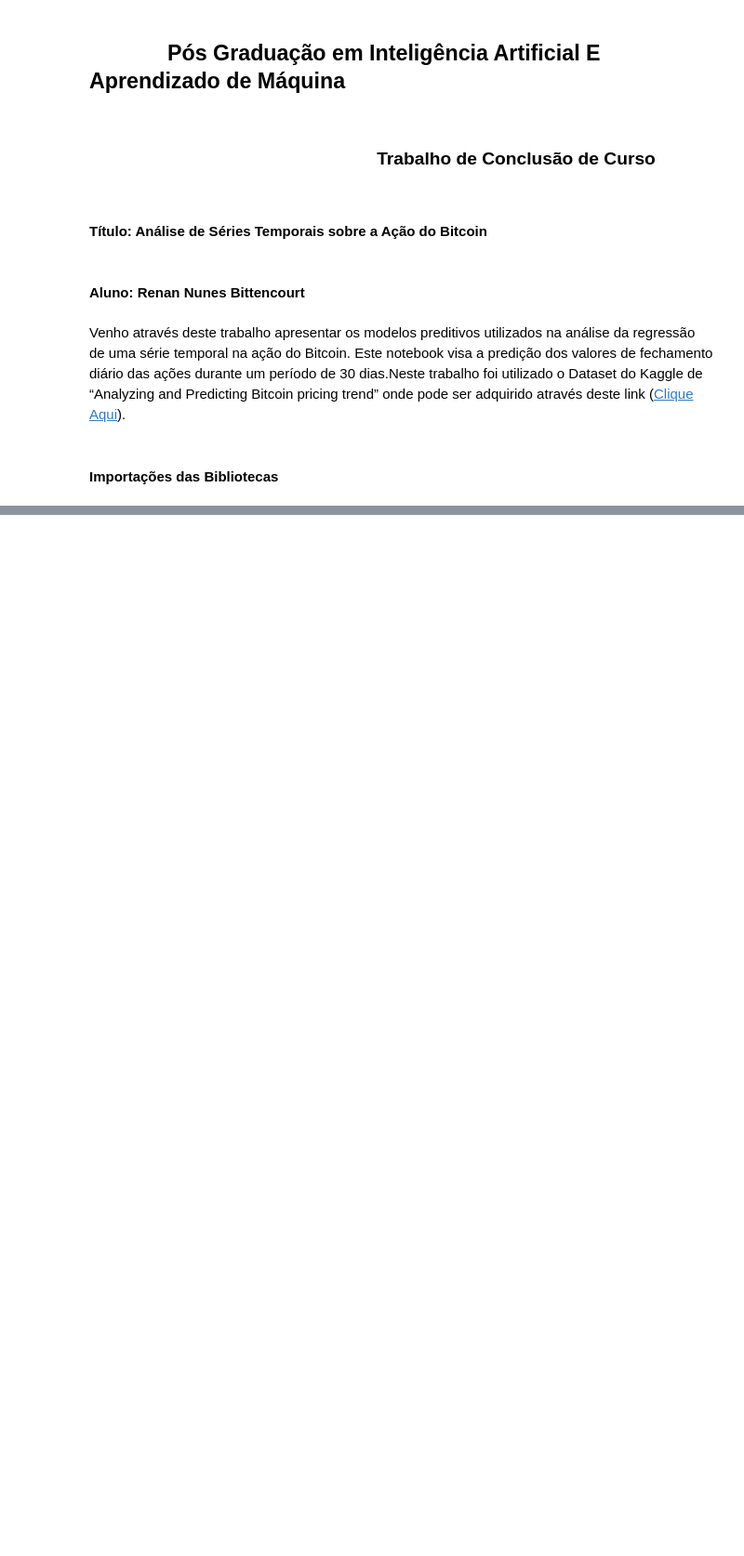
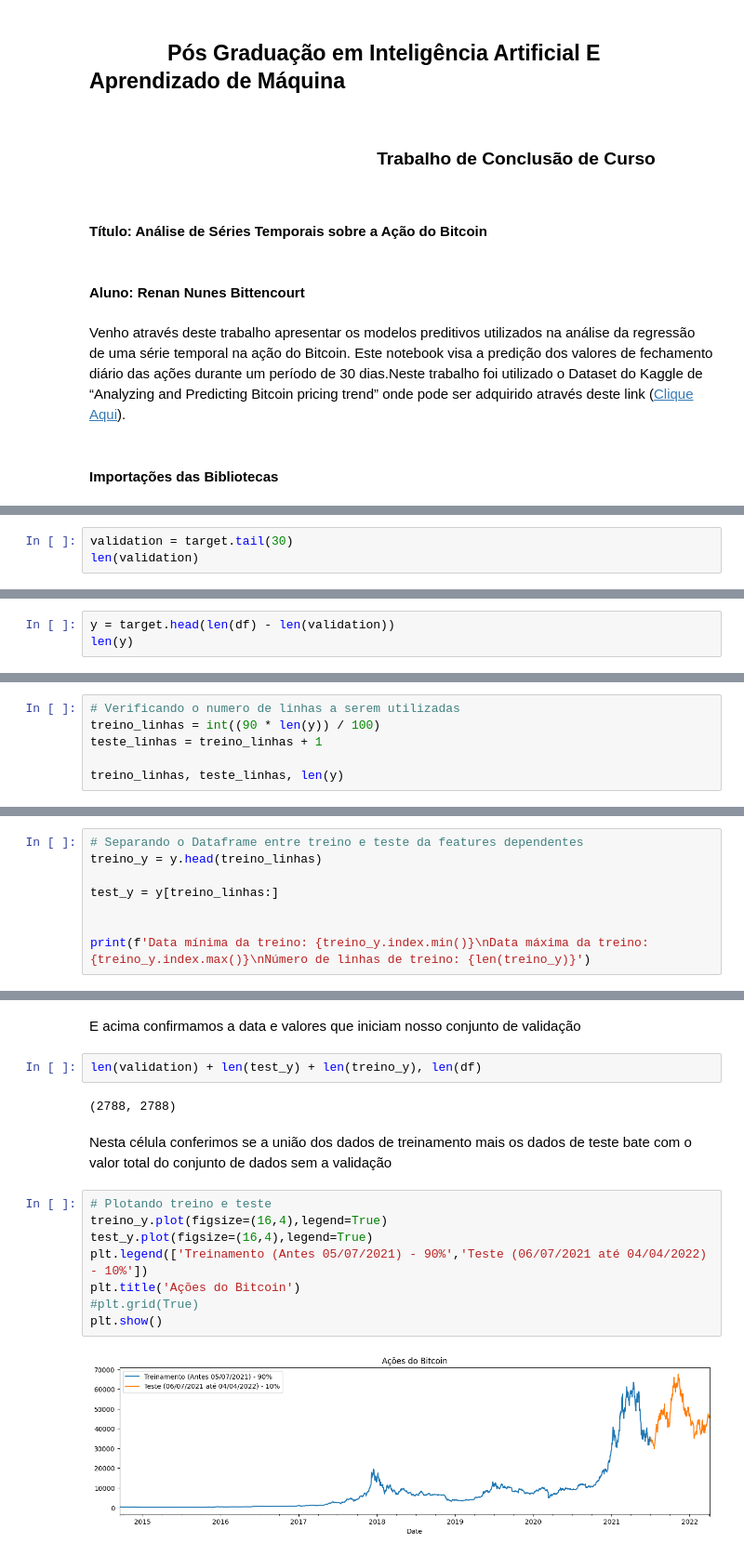
Before and after one commit to RenanNB360/TCC_PUC_Minas, a Jupyter notebook: TCC Trabalho de Conclusão de Curso.ipynb, the cells around one changed output, grey strips where cells are left out. Shown at 93% size. Drawn from its saved outputs; the diff is of its cells as text; blank space fills up the shorter version.

```diff
--- a/TCC Trabalho de Conclusão de Curso.ipynb
+++ b/TCC Trabalho de Conclusão de Curso.ipynb
@@ -340,0 +101,3 @@ with open ('BTC-USD_saved.pkl', mode = 'wb') as f:
+# %%
+validation = target.tail(30)
+len(validation)
@@ -340,0 +108,3 @@ with open ('BTC-USD_saved.pkl', mode = 'wb') as f:
+# %%
+y = target.head(len(df) - len(validation))
+len(y)
@@ -340,0 +115,6 @@ with open ('BTC-USD_saved.pkl', mode = 'wb') as f:
+# %%
+# Verificando o numero de linhas a serem utilizadas
+treino_linhas = int((90 * len(y)) / 100)
+teste_linhas = treino_linhas + 1
+
+treino_linhas, teste_linhas, len(y)
@@ -340,0 +125,8 @@ with open ('BTC-USD_saved.pkl', mode = 'wb') as f:
+# %%
+# Separando o Dataframe entre treino e teste da features dependentes
+treino_y = y.head(treino_linhas)
+
+test_y = y[treino_linhas:]
+
+
+print(f'Data mínima da treino: {treino_y.index.min()}\nData máxima da treino: {treino_y.index.max()}\nNúmero de linhas de treino: {len(treino_y)}')
@@ -340,0 +153,18 @@ with open ('BTC-USD_saved.pkl', mode = 'wb') as f:
+# %% [markdown]
+E acima confirmamos a data e valores que iniciam nosso conjunto de validação
+# %%
+len(validation) + len(test_y) + len(treino_y), len(df)
+# %% [output]
+(2788, 2788)
+# %% [markdown]
+Nesta célula conferimos se a união dos dados de treinamento mais os dados de teste bate com o valor total do conjunto de dados sem a validação
+# %%
+# Plotando treino e teste
+treino_y.plot(figsize=(16,4),legend=True)
+test_y.plot(figsize=(16,4),legend=True)
+plt.legend(['Treinamento (Antes 05/07/2021) - 90%','Teste (06/07/2021 até 04/04/2022) - 10%'])
+plt.title('Ações do Bitcoin')
+#plt.grid(True)
+plt.show()
+# %% [output]
+[figure, added]
```
Also changed, not shown: parts of 176 cells of this notebook.
